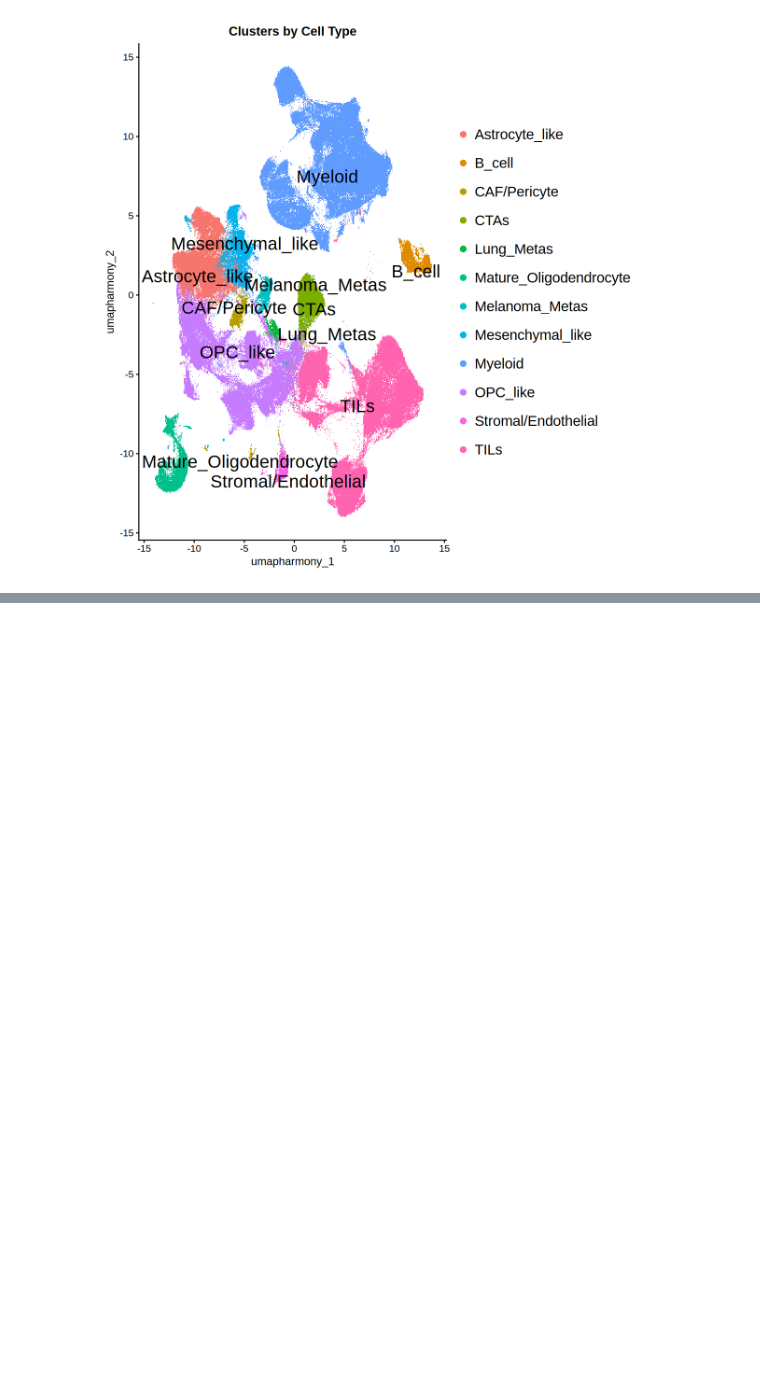
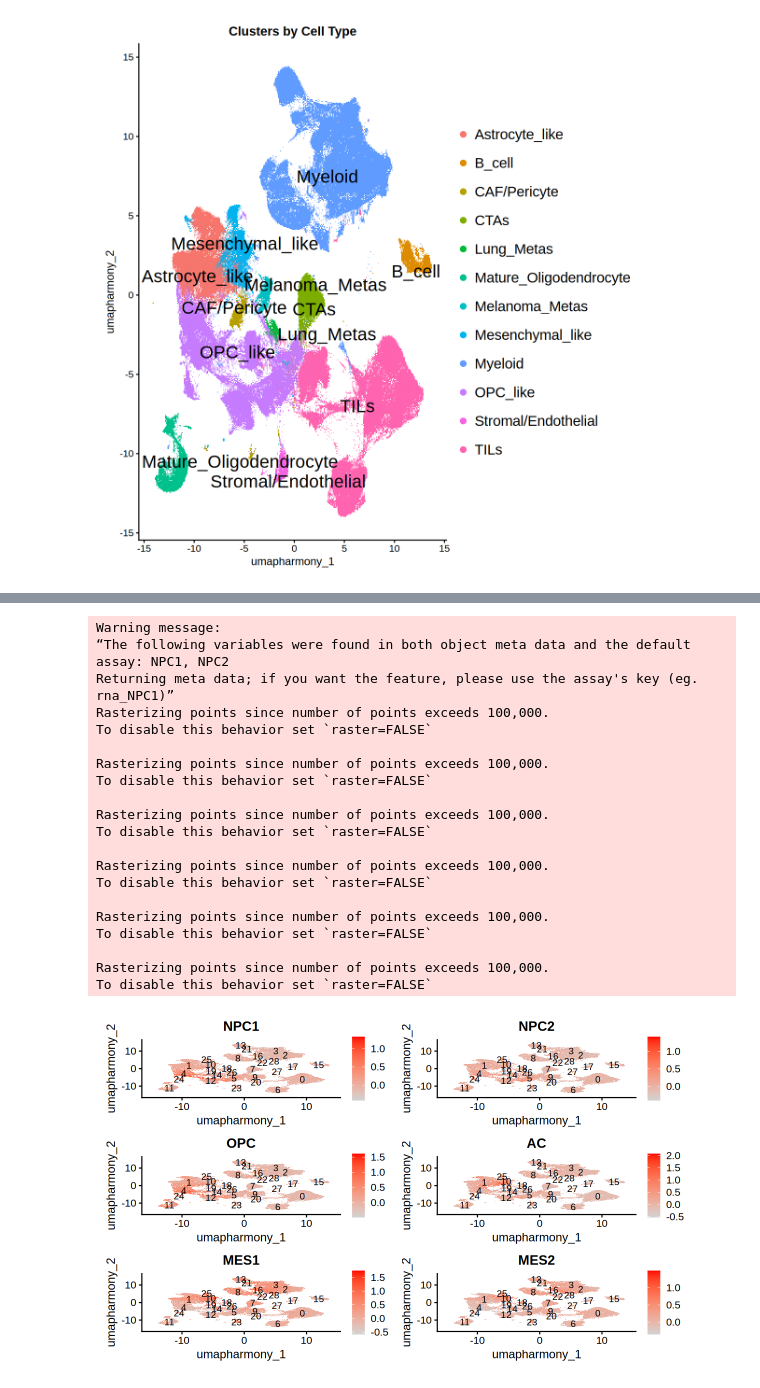
Before and after one commit to bao-mathmod/Gliomas, a Jupyter notebook: 04.upstream/4.3_scRNA/02.downstream/01_integrate_eda.ipynb, the cells around one changed output, grey strips where cells are left out. Drawn from its saved outputs; the diff is of its cells as text; code cells hidden in the pictures; blank space fills up the shorter version.

```diff
--- a/04.upstream/4.3_scRNA/02.downstream/01_integrate_eda.ipynb
+++ b/04.upstream/4.3_scRNA/02.downstream/01_integrate_eda.ipynb
@@ -1014,0 +1069,24 @@ To disable this behavior set `raster=FALSE`
+# %%
+all_genes <- rownames(obj)
+
+filter_genes <- function(g) {
+  present <- intersect(g, all_genes)
+  missing <- setdiff(g, present)
+  list(present = present, missing = missing)
+}
+
+npc_genes_1 <- filter_genes(npc_genes_raw_1)
+npc_genes_2 <- filter_genes(npc_genes_raw_2)
+opc_genes <- filter_genes(opc_genes_raw)
+ac_genes  <- filter_genes(ac_genes_raw)
+mes_genes_1 <- filter_genes(mes_genes_raw_1)
+mes_genes_2 <- filter_genes(mes_genes_raw_2)
+
+cat("NPC-like: ", length(npc_genes_1$present), "present, ", length(npc_genes_1$missing), "missing\n")
+cat("NPC-like: ", length(npc_genes_2$present), "present, ", length(npc_genes_2$missing), "missing\n")
+cat("OPC-like: ", length(opc_genes$present), "present, ", length(opc_genes$missing), "missing\n")
+cat("AC-like : ", length(ac_genes$present),  "present, ", length(ac_genes$missing),  "missing\n")
+cat("MES-like: ", length(mes_genes_1$present), "present, ", length(mes_genes_1$missing), "missing\n")
+cat("MES-like: ", length(mes_genes_2$present), "present, ", length(mes_genes_2$missing), "missing\n")
+
+npc_genes_1$missing  # inspect which Neftel markers are absent if curious
@@ -1014,0 +1158,36 @@ To disable this behavior set `raster=FALSE`
+# %%
+obj$NPC1 <- obj$NPC_like_11
+obj$NPC2 <- obj$NPC_like_21
+obj$OPC <- obj$OPC_like1
+obj$AC  <- obj$AC_like1
+obj$MES1 <- obj$MES_like_11
+obj$MES2 <- obj$MES_like_21
+# %%
+options(repr.plot.width = 10, repr.plot.height = 6)
+# If your embedding is called "umap.harmony", set:
+# Reductions(obj)$umap <- Reductions(obj)[["umap.harmony"]]
+
+FeaturePlot(obj, features = c("NPC1", "NPC2","OPC","AC","MES1","MES2"),
+            reduction = "umap.harmony", cols = c("lightgrey","red"), label = TRUE)
+# %% [output]
+Warning message:
+“The following variables were found in both object meta data and the default assay: NPC1, NPC2
+Returning meta data; if you want the feature, please use the assay's key (eg. rna_NPC1)”
+Rasterizing points since number of points exceeds 100,000.
+To disable this behavior set `raster=FALSE`
+
+Rasterizing points since number of points exceeds 100,000.
+To disable this behavior set `raster=FALSE`
+
+Rasterizing points since number of points exceeds 100,000.
+To disable this behavior set `raster=FALSE`
+
+Rasterizing points since number of points exceeds 100,000.
+To disable this behavior set `raster=FALSE`
+
+Rasterizing points since number of points exceeds 100,000.
+To disable this behavior set `raster=FALSE`
+
+Rasterizing points since number of points exceeds 100,000.
+To disable this behavior set `raster=FALSE`
+[figure, added]
```
Also changed, not shown: parts of 12 cells of this notebook, 3 other files.
